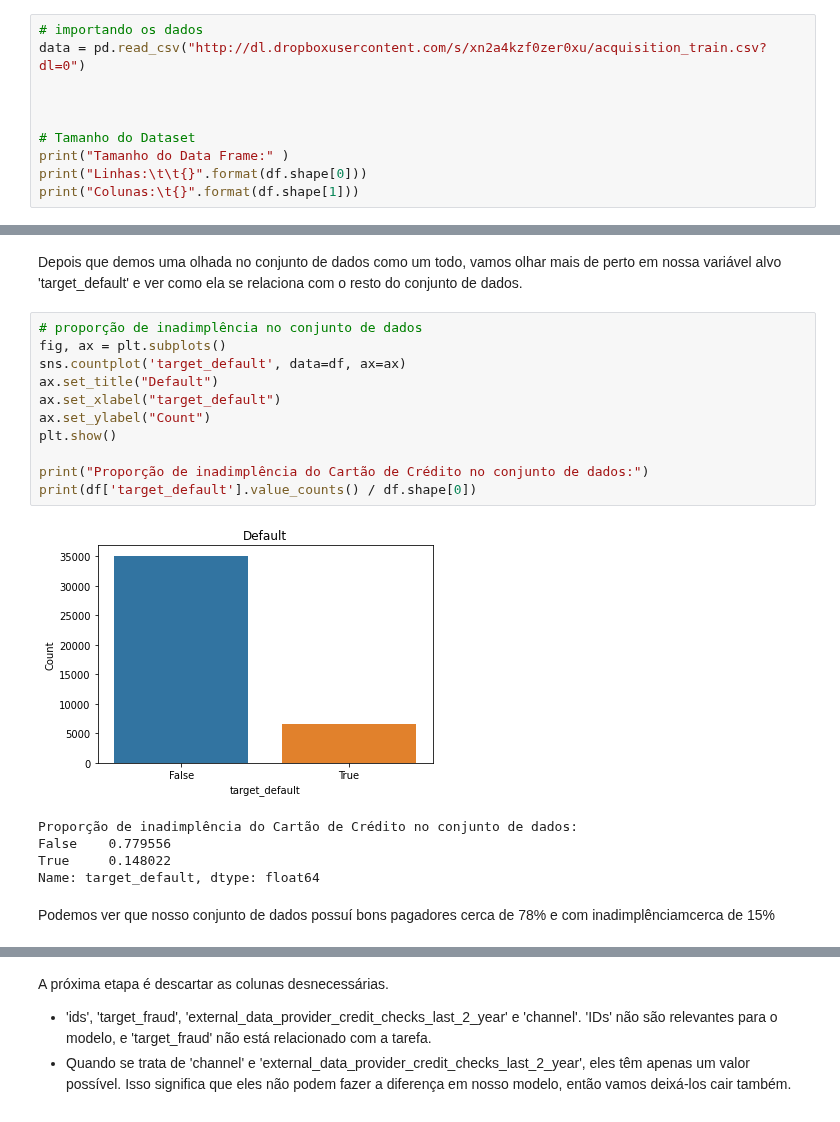
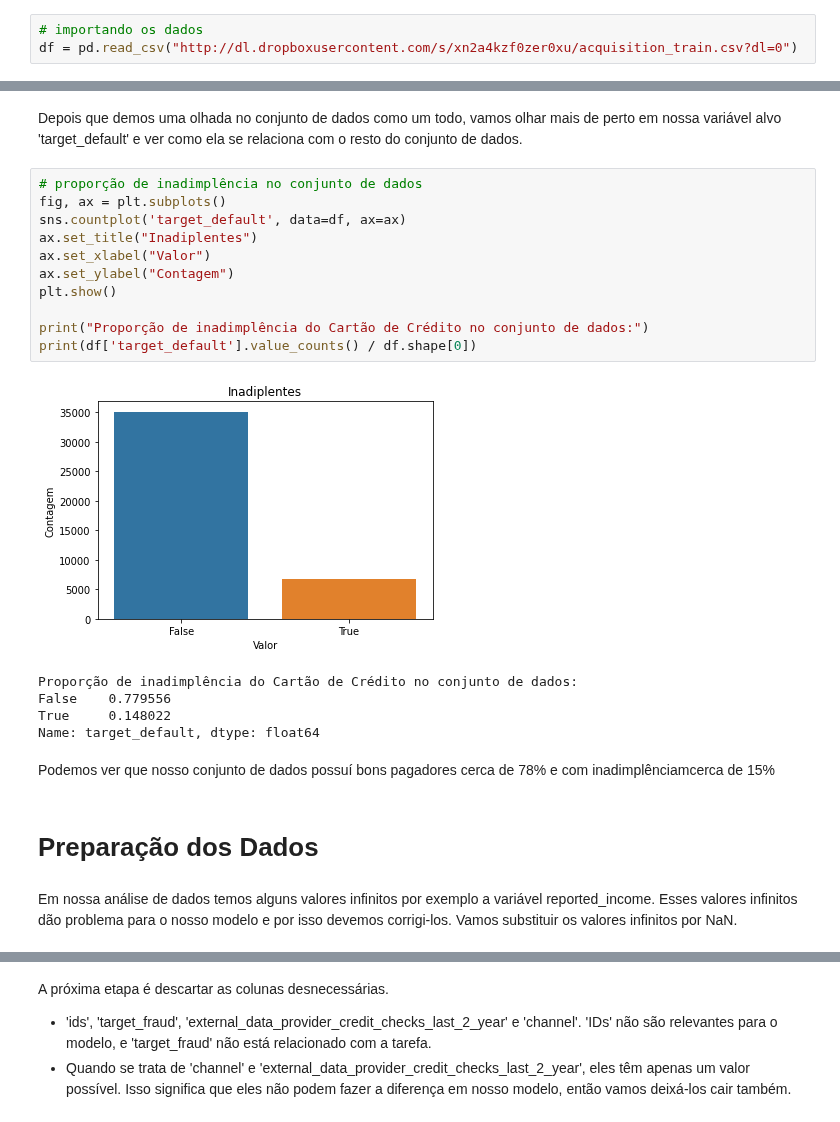
Before and after one commit to marcos-code/Portfolio_DataScience, a Jupyter notebook: Avaliação_de_Risco_de_Crédito.ipynb, the cells around one changed output, grey strips where cells are left out. Drawn from its saved outputs; the diff is of its cells as text.

```diff
--- a/Avaliação_de_Risco_de_Crédito.ipynb
+++ b/Avaliação_de_Risco_de_Crédito.ipynb
@@ -52,10 +79,3 @@ import numpy as np
 # %%
 # importando os dados
-data = pd.read_csv("http://dl.dropboxusercontent.com/s/xn2a4kzf0zer0xu/acquisition_train.csv?dl=0")
-
-
-
-# Tamanho do Dataset
-print("Tamanho do Data Frame:" )
-print("Linhas:\t\t{}".format(df.shape[0]))
-print("Colunas:\t{}".format(df.shape[1]))
+df = pd.read_csv("http://dl.dropboxusercontent.com/s/xn2a4kzf0zer0xu/acquisition_train.csv?dl=0")
@@ -216,22 +255,26 @@ Depois que demos uma olhada no conjunto de dados como um todo, vamos olhar mais
 # %%
 # proporção de inadimplência no conjunto de dados
 fig, ax = plt.subplots()
 sns.countplot('target_default', data=df, ax=ax)
-ax.set_title("Default")
-ax.set_xlabel("target_default")
-ax.set_ylabel("Count")
+ax.set_title("Inadiplentes")
+ax.set_xlabel("Valor")
+ax.set_ylabel("Contagem")
 plt.show()
 
 print("Proporção de inadimplência do Cartão de Crédito no conjunto de dados:")
 print(df['target_default'].value_counts() / df.shape[0])
 # %% [output]
-[figure, old version]
+[figure, new version]
 Proporção de inadimplência do Cartão de Crédito no conjunto de dados:
 False    0.779556
 True     0.148022
 Name: target_default, dtype: float64
 # %% [markdown]
 Podemos ver que nosso conjunto de dados possuí bons pagadores cerca de 78% e com inadimplênciamcerca de 15%
+# %% [markdown]
+# Preparação dos Dados
+# %% [markdown]
+Em nossa análise de dados temos alguns valores infinitos por exemplo a variável reported_income. Esses valores infinitos dão problema para o nosso modelo e por isso devemos corrigi-los. Vamos substituir os valores infinitos por NaN.
 # %%
 #Criando um backup dos dataset
 df_clean = df.copy()
```
Also changed, not shown: parts of 30 cells of this notebook.
